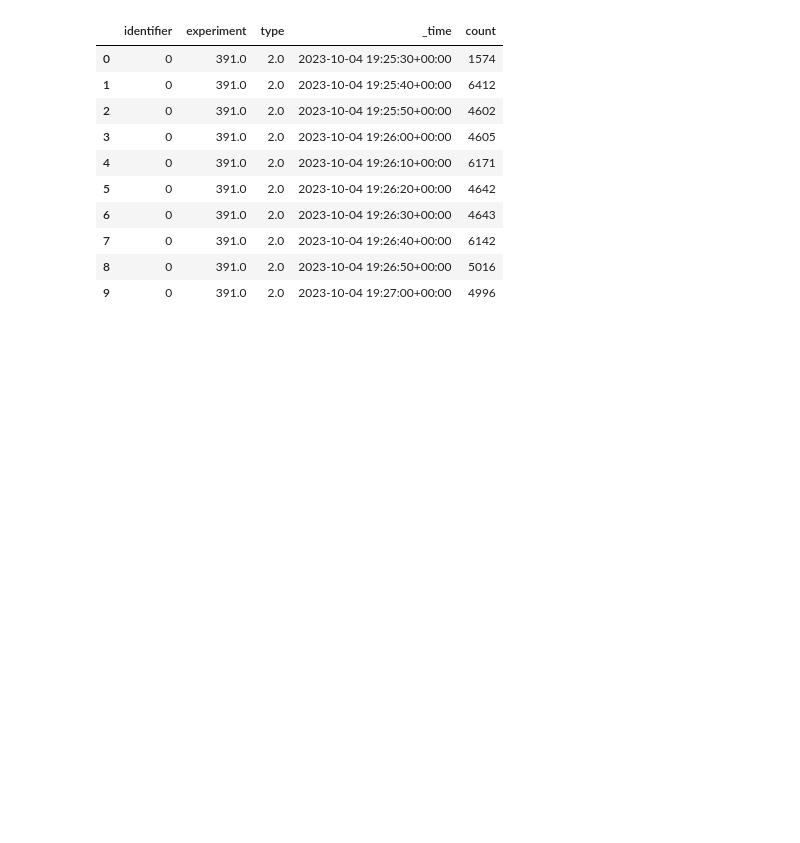
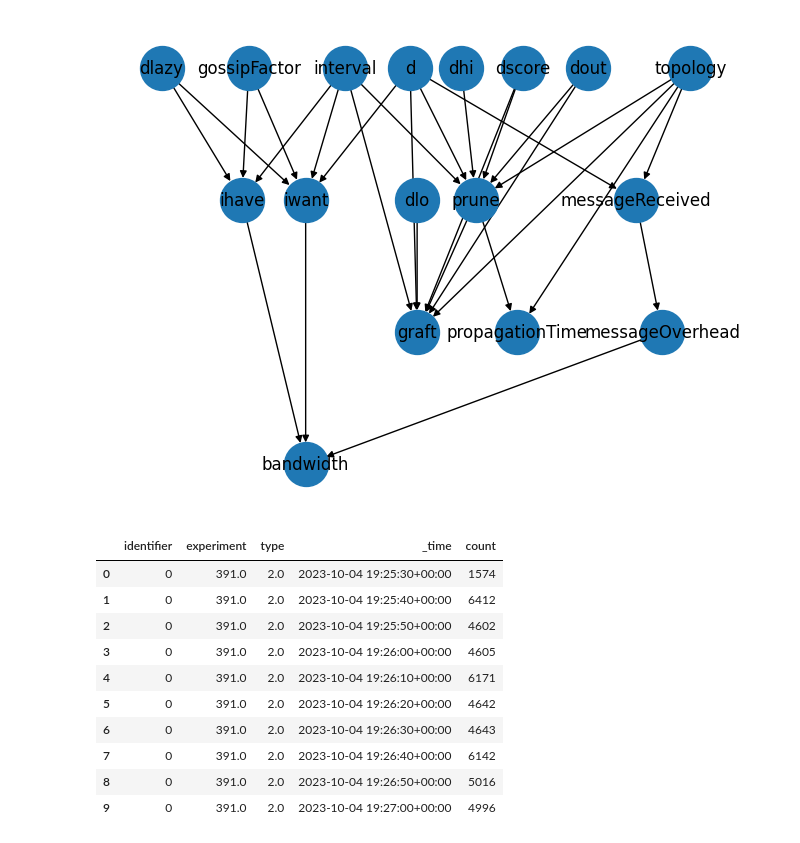
Before and after one commit to FlavScheidt/flexi-pipe, a Jupyter notebook: data/CausalAnalysis/Model1.ipynb, the cells around one changed output. Saved outputs shown, nothing was run; the diff lists cells and outputs as text; code cells hidden in the pictures; blank space fills up the shorter version.

Commit message:
add causal model draw (hierarchical)

```diff
--- a/data/CausalAnalysis/Model1.ipynb
+++ b/data/CausalAnalysis/Model1.ipynb
@@ -8,33 +8,37 @@ import matplotlib.pyplot as plt
 #Causal graph
 causal_graph = nx.DiGraph([('d', 'messageReceived'),
                            ('d', 'graft'),
                            ('d', 'prune'),
                            ('d', 'iwant'),
                            ('dlo', 'graft'),
                            ('dhi', 'prune'),
                            ('dscore', 'graft'),
                            ('dscore', 'prune'),
                            ('dlazy', 'iwant'),
                            ('dlazy', 'ihave'),
                            ('dout', 'graft'),
                            ('dout', 'prune'),
                            ('gossipFactor', 'iwant'),
                            ('gossipFactor', 'ihave'),
                            ('interval', 'graft'),
                            ('interval', 'prune'),
                            ('interval', 'iwant'),
                            ('interval', 'ihave'),
                            ('topology', 'graft'),
                            ('topology', 'prune'),
                            ('topology', 'propagationTime'),
                            ('topology', 'messageReceived'),
                            ('prune', 'graft'),
                            ('prune', 'propagationTime'),
                            ('messageReceived', 'messageOverhead'),
                            ('messageOverhead', 'bandwidth'),
                            ('iwant', 'bandwidth'),
                            ('ihave', 'bandwidth')
                          ])
+pos = nx.nx_agraph.graphviz_layout(causal_graph, prog="dot")
+nx.draw(causal_graph, pos, with_labels=True, node_size=1000)
+# %% [output]
+[figure, added]
 # %%
 #Import data
 data = pd.read_csv('../Notebooks/datasets/timeSeries1_verified.csv',header=0, index_col=0)
```
